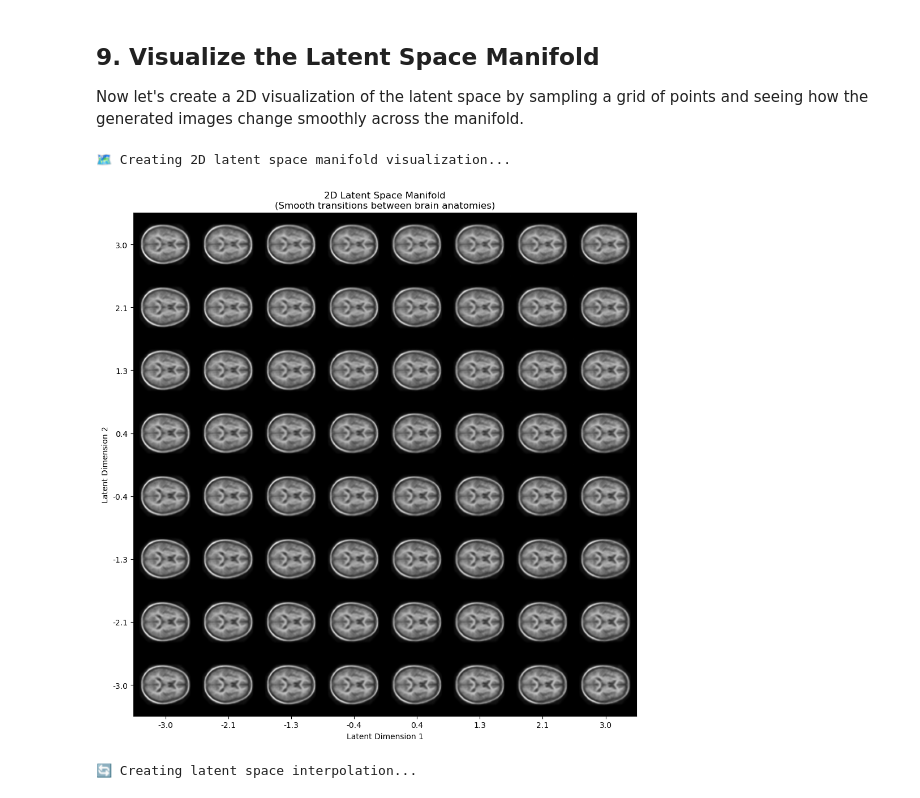
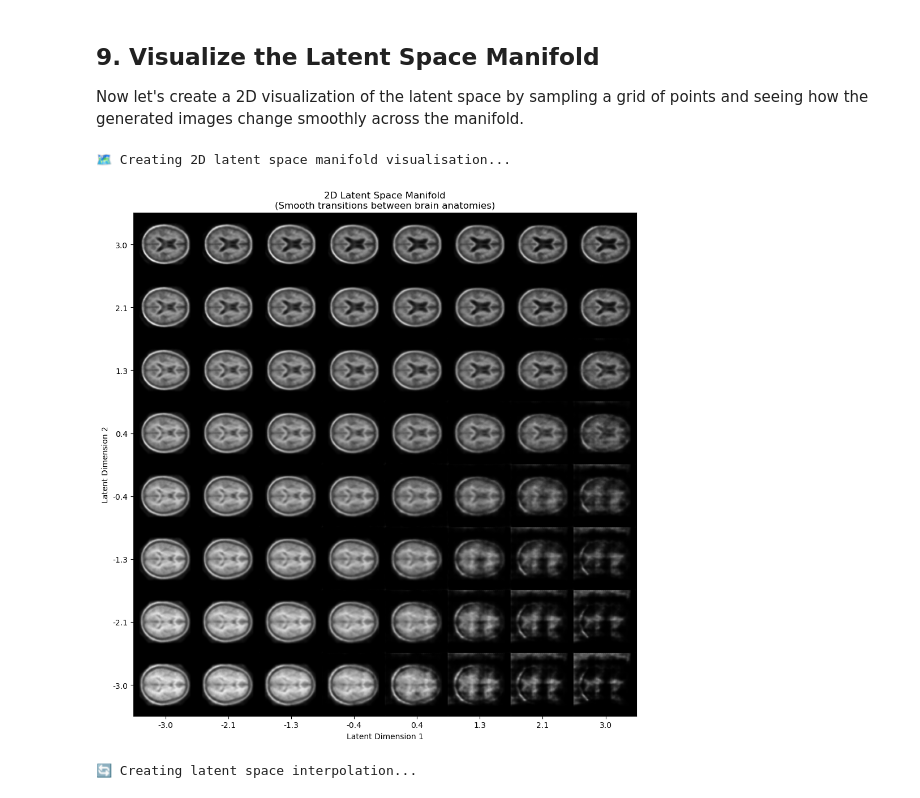
Before and after one commit to kunw4r/Lab2-Recognition, a Jupyter notebook: VAE_Brain_MRI_Simplified.ipynb, the cells around one changed output. Saved outputs shown, nothing was run; the diff lists cells and outputs as text; code cells hidden in the pictures.

```diff
--- a/VAE_Brain_MRI_Simplified.ipynb
+++ b/VAE_Brain_MRI_Simplified.ipynb
@@ -694,9 +858,11 @@ Now let's create a 2D visualization of the latent space by sampling a grid of po
 def plot_latent_manifold(decoder, n=10, figsize=12):
     """
     Create a 2D grid sampling of the latent space showing smooth transitions
-    This visualization shows how the first two dimensions of the latent space
+    This visualisation shows how the first two dimensions of the latent space
     control the generated brain anatomy.
     """
+    decoder.eval()
+
     # Create a grid of latent codes
     grid_x = np.linspace(-3, 3, n)
     grid_y = np.linspace(-3, 3, n)
@@ -704,21 +870,21 @@ def plot_latent_manifold(decoder, n=10, figsize=12):
     # Create figure
     figure = np.zeros((IMG_HEIGHT * n, IMG_WIDTH * n))
 
-    for i, yi in enumerate(grid_x):
-        for j, xi in enumerate(grid_y):
-            # Create latent code (only varying first 2 dimensions)
-            z_sample = np.zeros((1, LATENT_DIM))
-            z_sample[0, 0] = xi  # First latent dimension
-            z_sample[0, 1] = yi  # Second latent dimension
+    with torch.no_grad():
+        for i, yi in enumerate(grid_x):
+            for j, xi in enumerate(grid_y):
+                # Create latent code (only varying first 2 dimensions)
+                z_sample = torch.zeros(1, LATENT_DIM).to(device)
+                z_sample[0, 0] = xi  # First latent dimension
+                z_sample[0, 1] = yi  # Second latent dimension
 
-            # Generate image
-            z_sample = tf.convert_to_tensor(z_sample, dtype=tf.float32)
-            x_decoded = decoder(z_sample)
-            digit = x_decoded[0].numpy().squeeze()
+                # Generate image
+                x_decoded = decoder(z_sample)
+                digit = x_decoded[0].cpu().squeeze().numpy()
 
-            # Place in grid
-            figure[i * IMG_HEIGHT: (i + 1) * IMG_HEIGHT,
-                   j * IMG_WIDTH: (j + 1) * IMG_WIDTH] = digit
+                # Place in grid
+                figure[i * IMG_HEIGHT: (i + 1) * IMG_HEIGHT,
+                       j * IMG_WIDTH: (j + 1) * IMG_WIDTH] = digit
 
     plt.figure(figsize=(figsize, figsize))
     plt.imshow(figure, cmap='gray')
@@ -733,53 +899,58 @@ def plot_latent_manifold(decoder, n=10, figsize=12):
     plt.yticks(tick_positions, tick_labels[::-1])  # Reverse for proper orientation
 
     plt.tight_layout()
     plt.show()
 
 def plot_latent_interpolation(encoder, decoder, data, n_steps=8):
     """Show interpolation between two real brain images in latent space"""
     if len(data) < 2:
         print("❌ Need at least 2 images for interpolation")
         return
 
-    # Encode two images to get their latent representations
-    z1_mean, z1_log_var = encoder(data[0:1])
-    z2_mean, z2_log_var = encoder(data[1:2])
+    encoder.eval()
+    decoder.eval()
 
-    # Use means for interpolation (ignore variance for simplicity)
-    z1 = z1_mean
-    z2 = z2_mean
+    with torch.no_grad():
+        # Move data to device and encode two images
+        data_device = data[:2].to(device)
+        z1_mean, z1_log_var = encoder(data_device[0:1])
+        z2_mean, z2_log_var = encoder(data_device[1:2])
 
-    # Create interpolation steps
-    alphas = np.linspace(0, 1, n_steps)
+        # Use means for interpolation (ignore variance for simplicity)
+        z1 = z1_mean
+        z2 = z2_mean
 
-    fig, axes = plt.subplots(1, n_steps, figsize=(n_steps * 2, 2))
+        # Create interpolation steps
+        alphas = np.linspace(0, 1, n_steps)
 
-    for i, alpha in enumerate(alphas):
-        # Interpolate in latent space
-        z_interp = (1 - alpha) * z1 + alpha * z2
+        fig, axes = plt.subplots(1, n_steps, figsize=(n_steps * 2, 2))
 
-        # Decode to get image
-        img_interp = decoder(z_interp)
+        for i, alpha in enumerate(alphas):
+            # Interpolate in latent space
+            z_interp = (1 - alpha) * z1 + alpha * z2
 
-        # Display
-        axes[i].imshow(img_interp[0].numpy().squeeze(), cmap='gray')
-        axes[i].set_title(f'α={alpha:.2f}')
-        axes[i].axis('off')
+            # Decode to get image
+            img_interp = decoder(z_interp)
+
+            # Display
+            axes[i].imshow(img_interp[0].cpu().squeeze(), cmap='gray')
+            axes[i].set_title(f'α={alpha:.2f}')
+            axes[i].axis('off')
 
     plt.suptitle('Latent Space Interpolation Between Two Brain Images', fontsize=14)
     plt.tight_layout()
     plt.show()
 
 # Create manifold visualizations (only if model is trained)
 if X_val is not None:
-    print("🗺️ Creating 2D latent space manifold visualization...")
+    print("🗺️ Creating 2D latent space manifold visualisation...")
     plot_latent_manifold(decoder, n=8, figsize=10)
 
     print("\n🔄 Creating latent space interpolation...")
     plot_latent_interpolation(encoder, decoder, X_val, n_steps=8)
 else:
-    print("❌ Cannot create visualizations - model not trained yet.")
+    print("❌ Cannot create visualisations - model not trained yet.")
 # %% [output]
-🗺️ Creating 2D latent space manifold visualization...
+🗺️ Creating 2D latent space manifold visualisation...
-[figure, old version]
+[figure, new version]
 🔄 Creating latent space interpolation...
```
Also changed, not shown: parts of 16 cells of this notebook.
